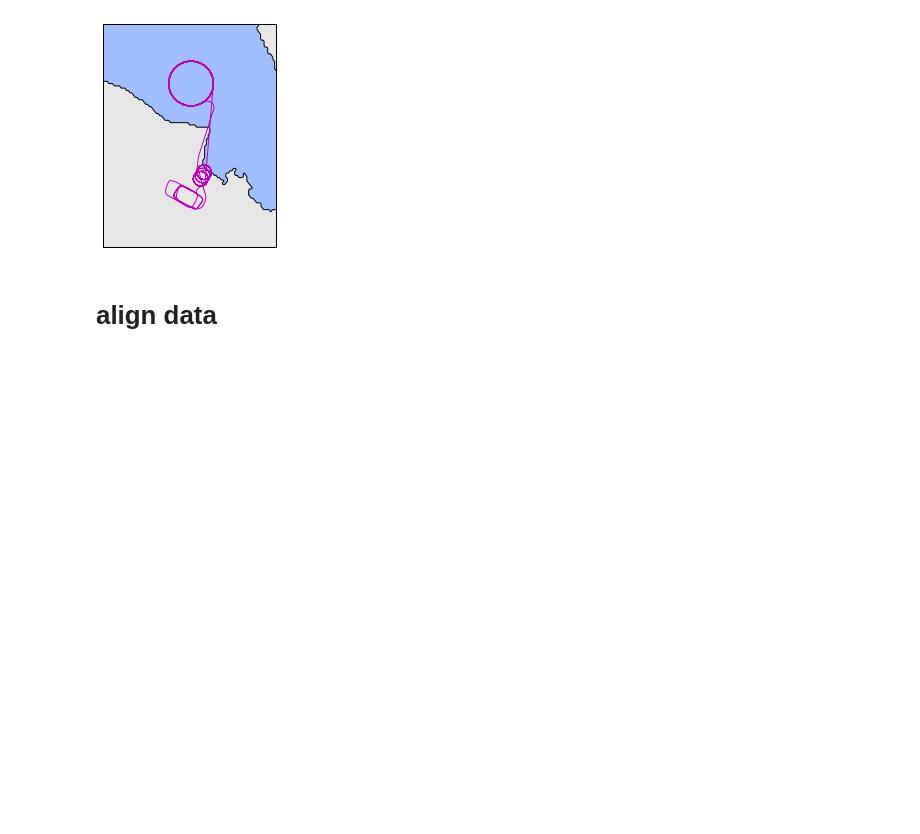
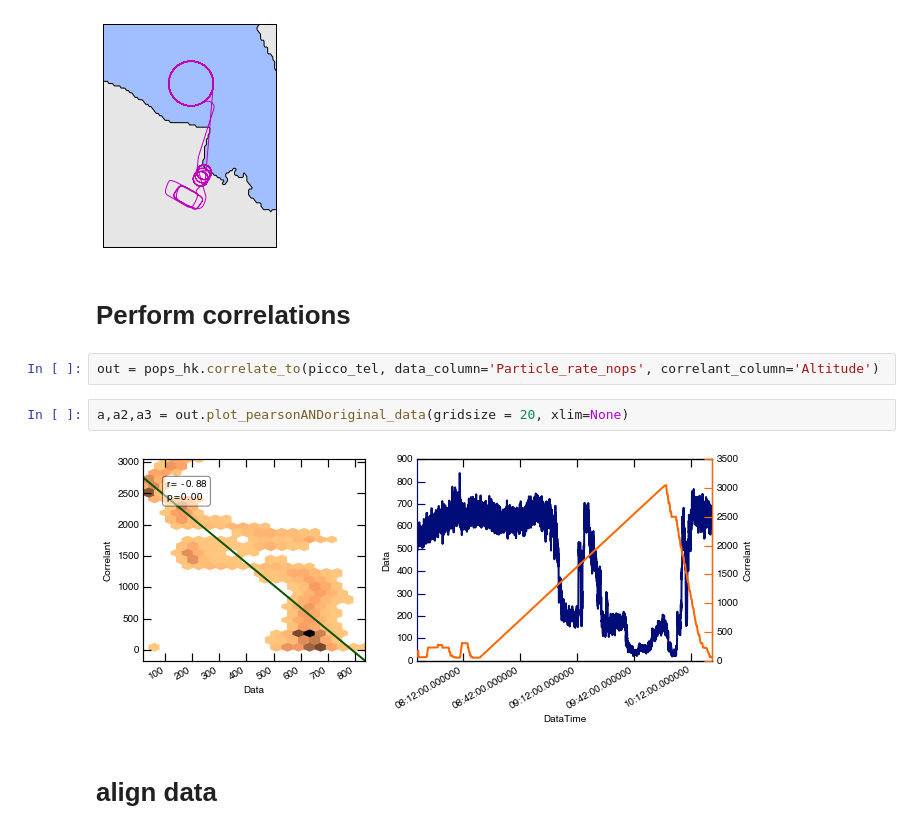
Before and after one commit to wblumberg/atm-py, a Jupyter notebook: examples/timeseries.ipynb, the cells around one changed output. Cells and saved outputs as stored; diff of their text form; blank space fills up the shorter version.

Commit message:
allow setting limits in the plotting of a correlation plot

```diff
--- a/examples/timeseries.ipynb
+++ b/examples/timeseries.ipynb
@@ -46,6 +47,14 @@ pops_hk_merged.plot_map(resolution = 'f')
 # %% [output]
 <mpl_toolkits.basemap.Basemap at 0x...>
 [figure]
+# %% [markdown]
+# Perform correlations
+# %%
+out = pops_hk.correlate_to(picco_tel, data_column='Particle_rate_nops', correlant_column='Altitude')
+# %%
+a,a2,a3 = out.plot_pearsonANDoriginal_data(gridsize = 20, xlim=None)
+# %% [output]
+[figure, added]
 # %% [markdown]
 # align data
 # %%
```
Also changed, not shown: parts of 1 cell of this notebook, 1 other file.
